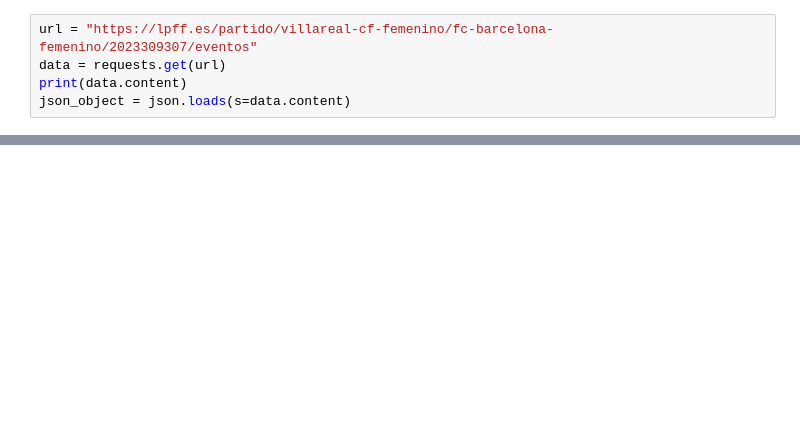
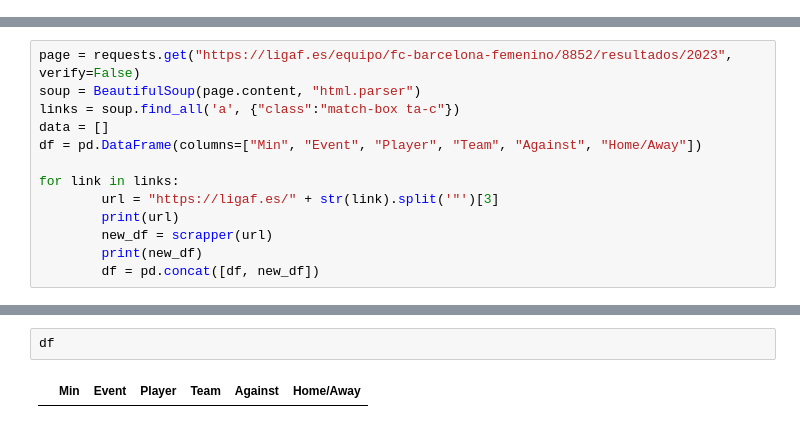
Before and after one commit to Lentejas1/FutFem-stats, a Jupyter notebook: notebook.ipynb, the cells around one changed output, grey strips where cells are left out. Drawn from its saved outputs; the diff is of its cells as text; blank space fills up the shorter version.

```diff
--- a/notebook.ipynb
+++ b/notebook.ipynb
@@ -6,5 +4,0 @@ from requests_html import HTMLSession
-# %%
-url = "https://lpff.es/partido/villareal-cf-femenino/fc-barcelona-femenino/2023309307/eventos"
-data = requests.get(url)
-print(data.content)
-json_object = json.loads(s=data.content)
@@ -13,0 +97,13 @@ JSONDecodeError: Expecting value: line 1 column 1 (char 0)
+# %%
+page = requests.get("https://ligaf.es/equipo/fc-barcelona-femenino/8852/resultados/2023", verify=False)
+soup = BeautifulSoup(page.content, "html.parser")
+links = soup.find_all('a', {"class":"match-box ta-c"})
+data = []
+df = pd.DataFrame(columns=["Min", "Event", "Player", "Team", "Against", "Home/Away"])
+
+for link in links:
+        url = "https://ligaf.es/" + str(link).split('"')[3]
+        print(url)
+        new_df = scrapper(url)
+        print(new_df)
+        df = pd.concat([df, new_df])
@@ -13,0 +157,4 @@ JSONDecodeError: Expecting value: line 1 column 1 (char 0)
+# %%
+df
+# %% [output]
+|  | Min | Event | Player | Team | Against | Home/Away |
```
Also changed, not shown: parts of 4 cells of this notebook, 1 other file.
